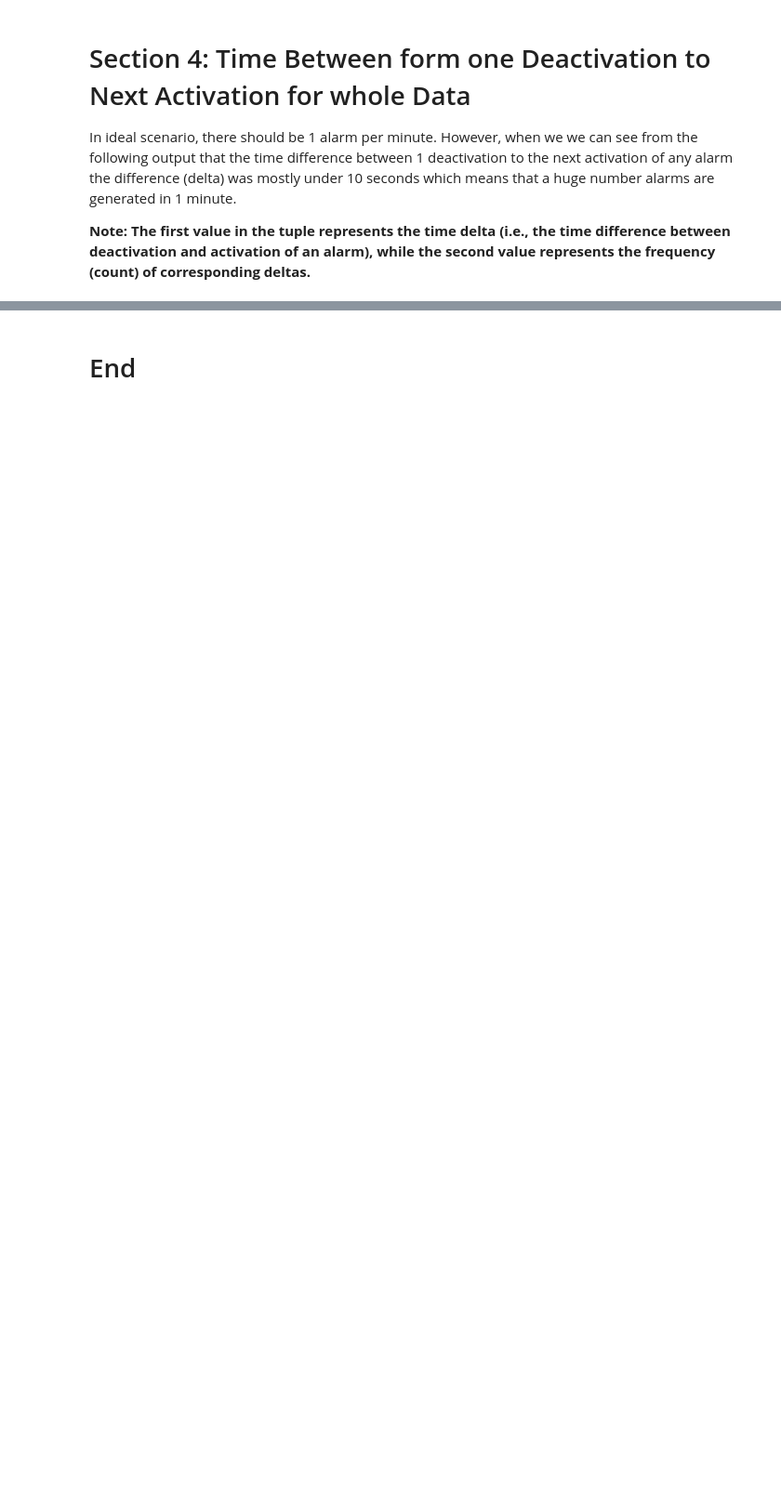
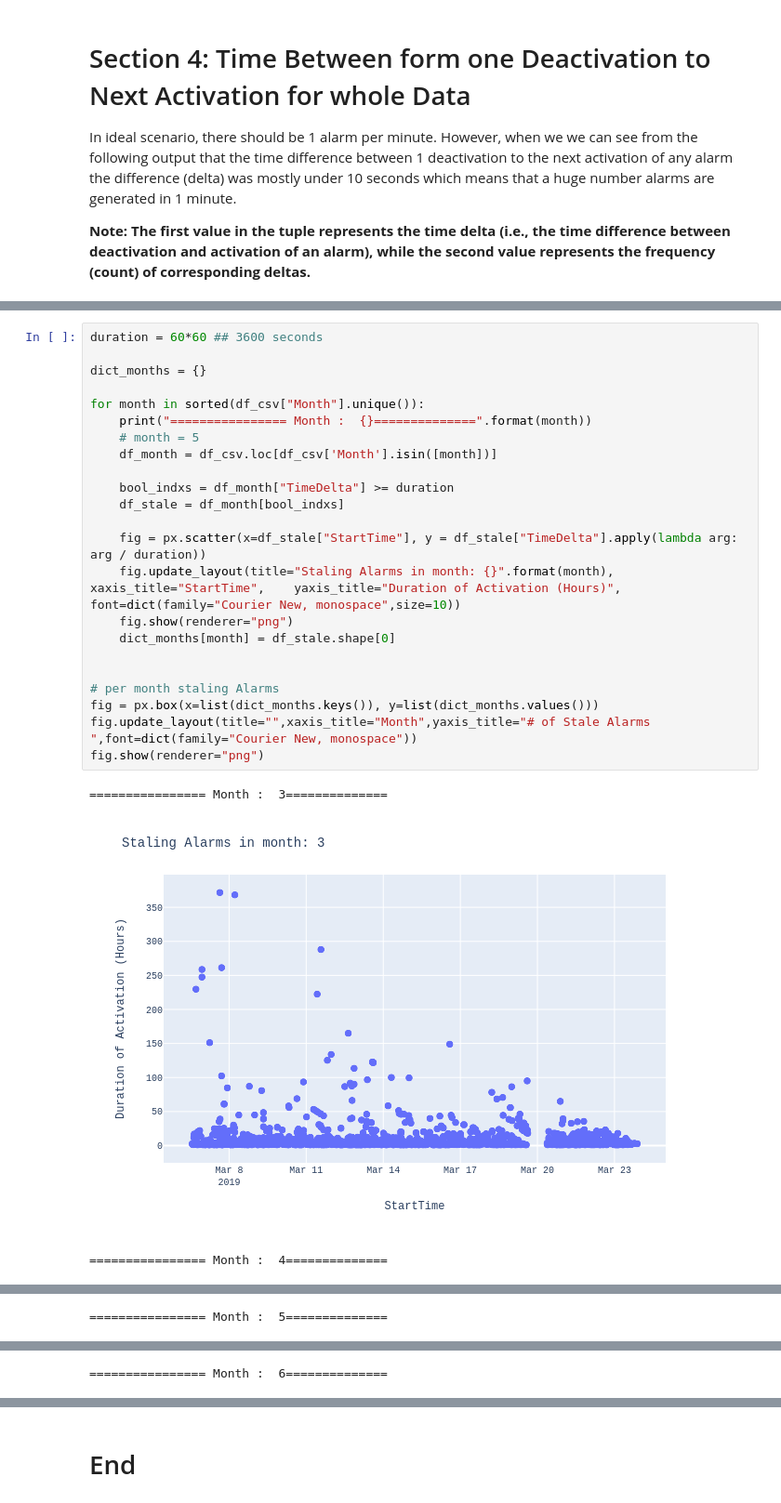
Before and after one commit to warisgill/tupras-analysis, a Jupyter notebook: new-alarm/main-analysis.ipynb, the cells around one changed output, grey strips where cells are left out. Shown at 93% size. Cells and saved outputs as stored; diff of their text form; blank space fills up the shorter version.

```diff
--- a/new-alarm/main-analysis.ipynb
+++ b/new-alarm/main-analysis.ipynb
@@ -241,0 +284,27 @@ for month in sorted(df_csv["Month"].unique()):
+# %%
+duration = 60*60 ## 3600 seconds
+
+dict_months = {}
+
+for month in sorted(df_csv["Month"].unique()):
+    print("================ Month :  {}==============".format(month))
+    # month = 5
+    df_month = df_csv.loc[df_csv['Month'].isin([month])]
+
+    bool_indxs = df_month["TimeDelta"] >= duration
+    df_stale = df_month[bool_indxs]
+
+    fig = px.scatter(x=df_stale["StartTime"], y = df_stale["TimeDelta"].apply(lambda arg: arg / duration))
+    fig.update_layout(title="Staling Alarms in month: {}".format(month),    xaxis_title="StartTime",    yaxis_title="Duration of Activation (Hours)",    font=dict(family="Courier New, monospace",size=10))
+    fig.show(renderer="png")
+    dict_months[month] = df_stale.shape[0]
+
+
+# per month staling Alarms
+fig = px.box(x=list(dict_months.keys()), y=list(dict_months.values()))
+fig.update_layout(title="",xaxis_title="Month",yaxis_title="# of Stale Alarms ",font=dict(family="Courier New, monospace"))
+fig.show(renderer="png")
+# %% [output]
+================ Month :  3==============
+[figure, added]
+================ Month :  4==============
@@ -241,0 +312 @@ for month in sorted(df_csv["Month"].unique()):
+================ Month :  5==============
@@ -241,0 +314 @@ for month in sorted(df_csv["Month"].unique()):
+================ Month :  6==============
```
Also changed, not shown: parts of 10 cells of this notebook, 4 other files.
